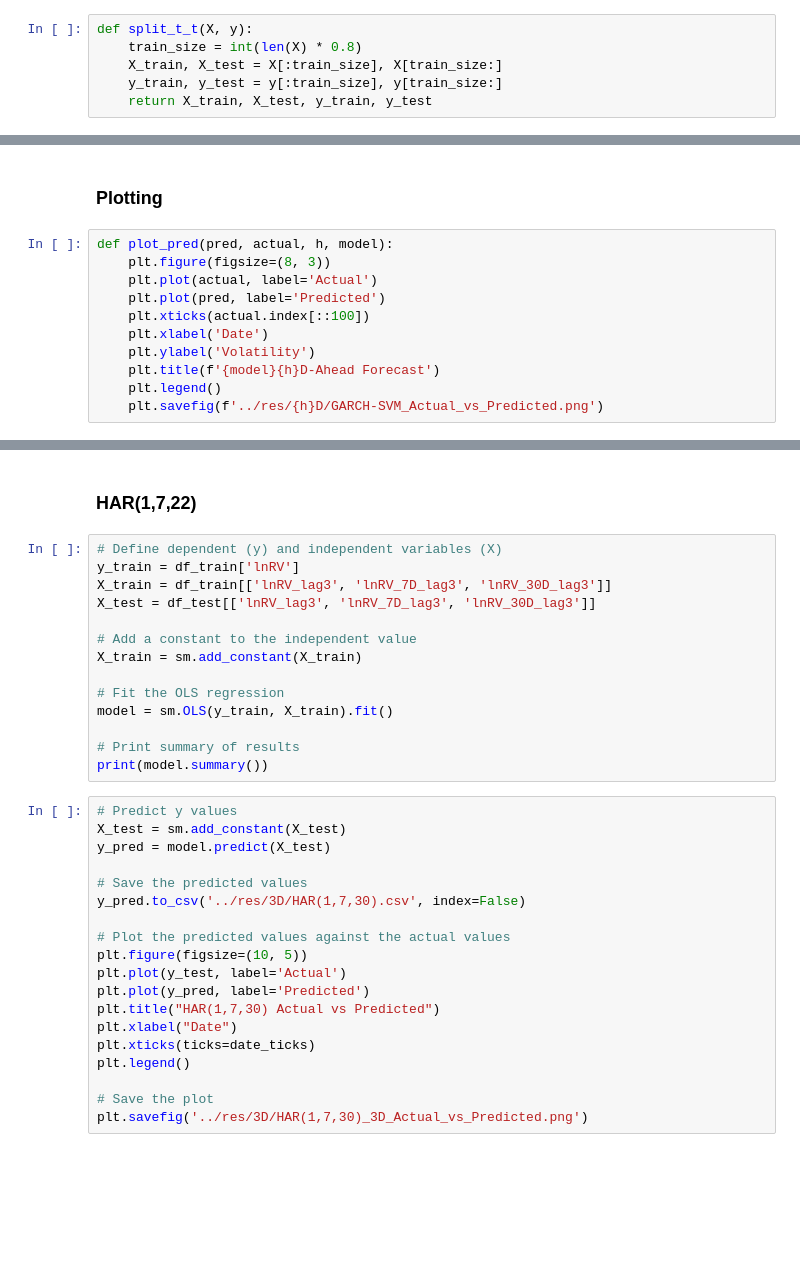
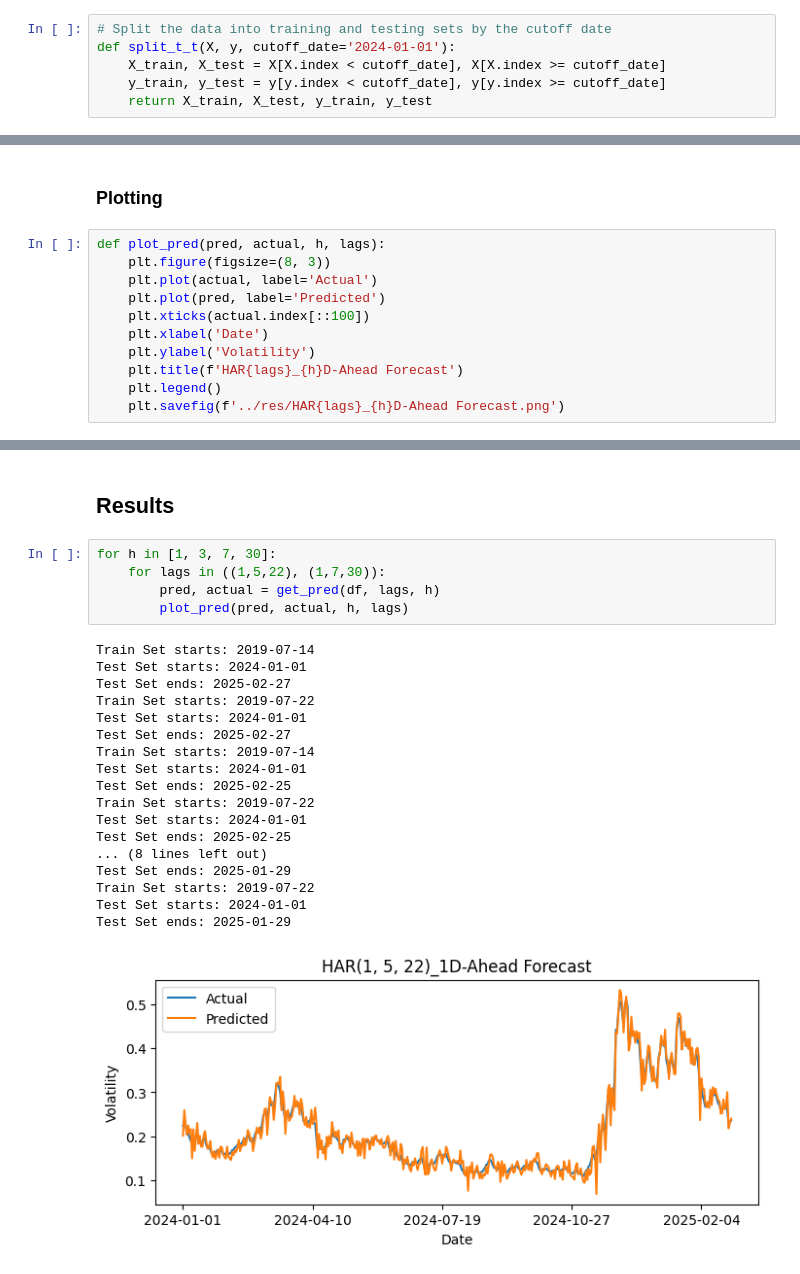
Before and after one commit to kiwi-lemongrass/DSE4101_Individual-Project, a Jupyter notebook: src/HAR.ipynb, the cells around one changed output, grey strips where cells are left out. Cells and saved outputs as stored; diff of their text form; blank space fills up the shorter version.

Commit message:
update HAR, GARCH

```diff
--- a/src/HAR.ipynb
+++ b/src/HAR.ipynb
@@ -73,12 +73,12 @@ def split_f_t(df, horizon):
     return X, y
 # %% [markdown]
 ### Train & Test Split
-# %%
-def split_t_t(X, y):
-    train_size = int(len(X) * 0.8)
-    X_train, X_test = X[:train_size], X[train_size:]
-    y_train, y_test = y[:train_size], y[train_size:]
-    return X_train, X_test, y_train, y_test
+# %%
+# Split the data into training and testing sets by the cutoff date
+def split_t_t(X, y, cutoff_date='2024-01-01'):
+    X_train, X_test = X[X.index < cutoff_date], X[X.index >= cutoff_date]
+    y_train, y_test = y[y.index < cutoff_date], y[y.index >= cutoff_date]
+    return X_train, X_test, y_train, y_test
 # %% [markdown]
 ### Prediction
 # %%
@@ -108,13 +108,13 @@ def get_pred(df, lags, h):
 # %% [markdown]
 ### Plotting
 # %%
-def plot_pred(pred, actual, h, model):
+def plot_pred(pred, actual, h, lags):
     plt.figure(figsize=(8, 3))
     plt.plot(actual, label='Actual')
     plt.plot(pred, label='Predicted')
     plt.xticks(actual.index[::100])
     plt.xlabel('Date')
     plt.ylabel('Volatility')
-    plt.title(f'{model}{h}D-Ahead Forecast')
+    plt.title(f'HAR{lags}_{h}D-Ahead Forecast')
     plt.legend()
-    plt.savefig(f'../res/{h}D/GARCH-SVM_Actual_vs_Predicted.png')
+    plt.savefig(f'../res/HAR{lags}_{h}D-Ahead Forecast.png')
@@ -221,35 +121,26 @@ plt.savefig('../res/3D/HAR(1,5,22)_3D_Actual_vs_Predicted.png')
-# %% [markdown]
-### HAR(1,7,22)
-# %%
-# Define dependent (y) and independent variables (X)
-y_train = df_train['lnRV']
-X_train = df_train[['lnRV_lag3', 'lnRV_7D_lag3', 'lnRV_30D_lag3']]
-X_test = df_test[['lnRV_lag3', 'lnRV_7D_lag3', 'lnRV_30D_lag3']]
-
-# Add a constant to the independent value
-X_train = sm.add_constant(X_train)
-
-# Fit the OLS regression
-model = sm.OLS(y_train, X_train).fit()
-
-# Print summary of results
-print(model.summary())
-# %%
-# Predict y values
-X_test = sm.add_constant(X_test)
-y_pred = model.predict(X_test)
-
-# Save the predicted values
-y_pred.to_csv('../res/3D/HAR(1,7,30).csv', index=False)
-
-# Plot the predicted values against the actual values
-plt.figure(figsize=(10, 5))
-plt.plot(y_test, label='Actual')
-plt.plot(y_pred, label='Predicted')
-plt.title("HAR(1,7,30) Actual vs Predicted")
-plt.xlabel("Date")
-plt.xticks(ticks=date_ticks)
-plt.legend()
-
-# Save the plot
-plt.savefig('../res/3D/HAR(1,7,30)_3D_Actual_vs_Predicted.png')
+# %% [markdown]
+## Results
+# %%
+for h in [1, 3, 7, 30]:
+    for lags in ((1,5,22), (1,7,30)):
+        pred, actual = get_pred(df, lags, h)
+        plot_pred(pred, actual, h, lags)
+# %% [output]
+Train Set starts: 2019-07-14
+Test Set starts: 2024-01-01
+Test Set ends: 2025-02-27
+Train Set starts: 2019-07-22
+Test Set starts: 2024-01-01
+Test Set ends: 2025-02-27
+Train Set starts: 2019-07-14
+Test Set starts: 2024-01-01
+Test Set ends: 2025-02-25
+Train Set starts: 2019-07-22
+Test Set starts: 2024-01-01
+Test Set ends: 2025-02-25
+... (8 lines left out)
+Test Set ends: 2025-01-29
+Train Set starts: 2019-07-22
+Test Set starts: 2024-01-01
+Test Set ends: 2025-01-29
+[figure, added]
```
Also changed, not shown: parts of 11 cells of this notebook, 25 other files.
